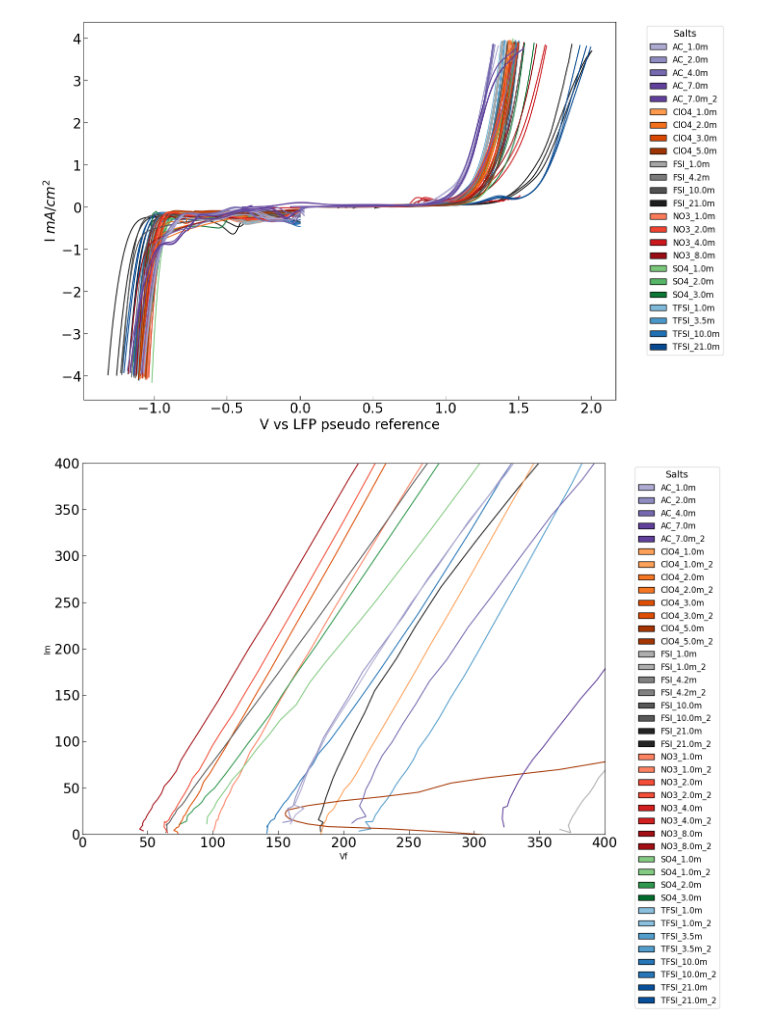
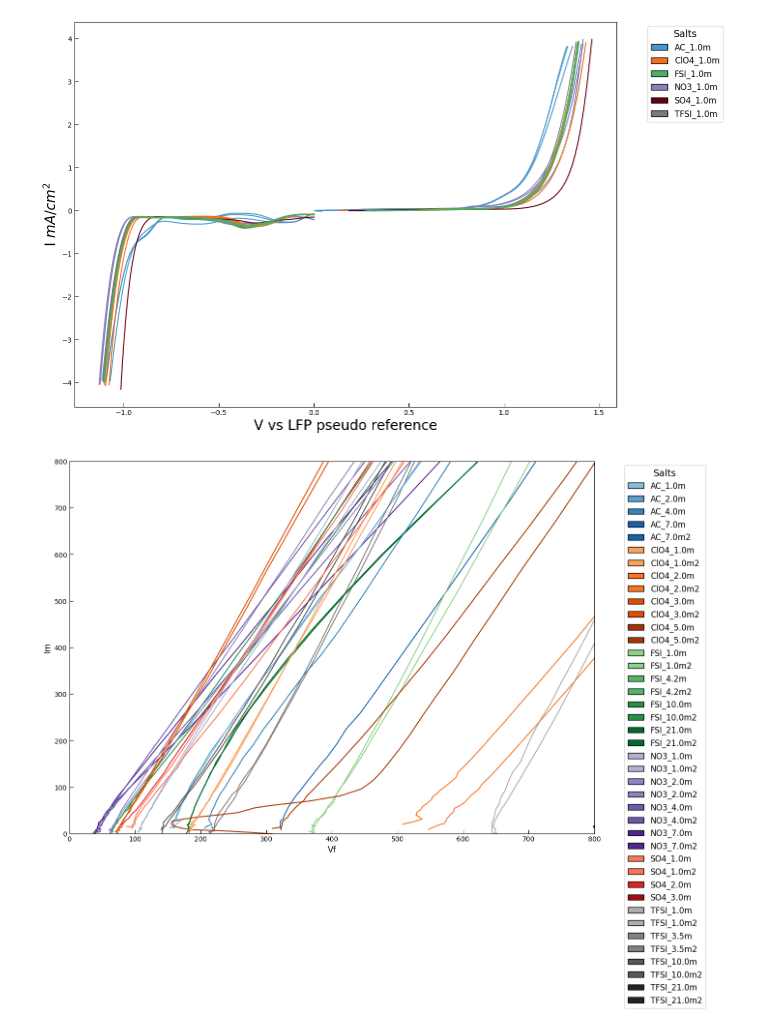
Before and after one commit to lopezgroup-NU/BatteryRobot, a Jupyter notebook: MainProject/src/main/visualize.ipynb, the cells around one changed output. Drawn from its saved outputs; the diff is of its cells as text; code cells hidden in the pictures.

```diff
--- a/MainProject/src/main/visualize.ipynb
+++ b/MainProject/src/main/visualize.ipynb
@@ -127,8 +127,7 @@ class CVPlotter():
         """
         Plot folder of data.
         """
-
-        sequential_cmaps = ['Greys', 'Purples', 'Blues', 'Greens', 'Oranges', 'Reds',
+        sequential_cmaps = ['Greys', 'Purples', 'Blues', 'Oranges','Greens', 'Reds',
                       'YlOrBr', 'YlOrRd', 'OrRd', 'PuRd', 'RdPu', 'BuPu',
                       'GnBu', 'PuBu', 'YlGnBu', 'PuBuGn', 'BuGn', 'YlGn']
 
@@ -146,12 +145,11 @@ class CVPlotter():
         legend_elements = []
         for tup in salt_and_conc:
             salt, conc, test_num = tup
-
             # rebuild file name
             if test_num == 1:
                 prefix  = ""
             else:
-                prefix = "_" + str(test_num)
+                prefix = str(test_num)
 
             # we have three sets of data per run, one colour per run
             cmap = salt_to_cmap[salt]
@@ -245,7 +243,7 @@ class GEISPlotter():
         Plot folder of data.
         """
 
-        sequential_cmaps = ['Greys', 'Purples', 'Blues', 'Greens', 'Oranges', 'Reds',
+        sequential_cmaps = ['Greys', 'Purples', 'Blues', 'Oranges','Greens', 'Reds',
                       'YlOrBr', 'YlOrRd', 'OrRd', 'PuRd', 'RdPu', 'BuPu',
                       'GnBu', 'PuBu', 'YlGnBu', 'PuBuGn', 'BuGn', 'YlGn']
 
@@ -269,7 +267,7 @@ class GEISPlotter():
             if test_num == 1:
                 prefix  = ""
             else:
-                prefix = "_" + str(test_num)
+                prefix = str(test_num)
 
             # we have three sets of data per run, one colour per run
             cmap = salt_to_cmap[salt]
@@ -319,35 +317,38 @@ class GEISPlotter():
         # Custom sorting function
         def sort_key(s):
             # Split the string into prefix and numeric part
             s = s[0]
             prefix, num = s.split('_', 1)
             # Remove the 'm' and convert the numeric part to a float
             num = float(num.replace('m', ''))
             return (prefix, num)
 
         label_element_pairs = [(patch.get_label(), patch) for patch in legend_elements]
         label_element_pairs.sort(key=sort_key)  # Sort by label
         sorted_legend_elements = [patch for _, patch in label_element_pairs]
 
         # Add legend to the plot
-        plt.ylim((0, 400))
-        plt.xlim((0, 400))
+        plt.ylim((0, 800))
+        plt.xlim((0, 800))
         plt.legend(handles=sorted_legend_elements, bbox_to_anchor=(1.05, 1), title="Salts", fontsize=12, title_fontsize=14, loc='upper left')
         plt.xlabel("Vf", fontsize=12)
         plt.ylabel("Im", fontsize=12)
         plt.tick_params(axis='both', direction='in', length=6)
         plt.grid(False)
         plt.show()
 
     def set_path(self, new_path):
         # set new folder path to read CSVs
         self.path = Path(new_path)
         self.csv_files = [f for f in os.listdir(new_path) if f.endswith(".csv")]
 
-cvplotter = CVPlotter(Path(r"C:\Users\llf1362\Desktop\SingleSaltData\cv"))
+
+
+cvplotter = CVPlotter(Path(r"C:\Users\llf1362\Desktop\SingleSaltData\1mSalt"))
+
 cvplotter.diff_mat_diff_conc()
 eisplotter = GEISPlotter(Path(r"C:\Users\llf1362\Desktop\SingleSaltData\eis"))
 eisplotter.diff_mat_diff_conc()
 # %% [output]
-[figure, old version]
+[figure, new version]
-[figure, old version]
+[figure, new version]
```
Also changed, not shown: parts of 2 cells of this notebook, 13 other files.
